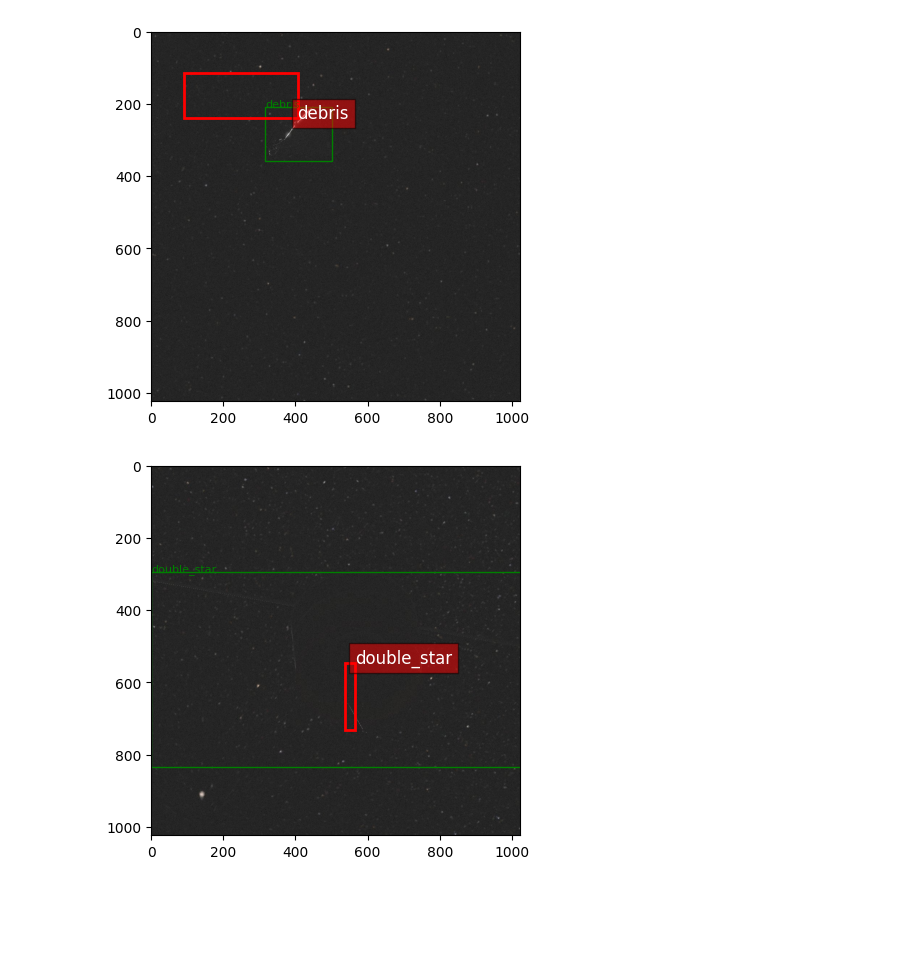
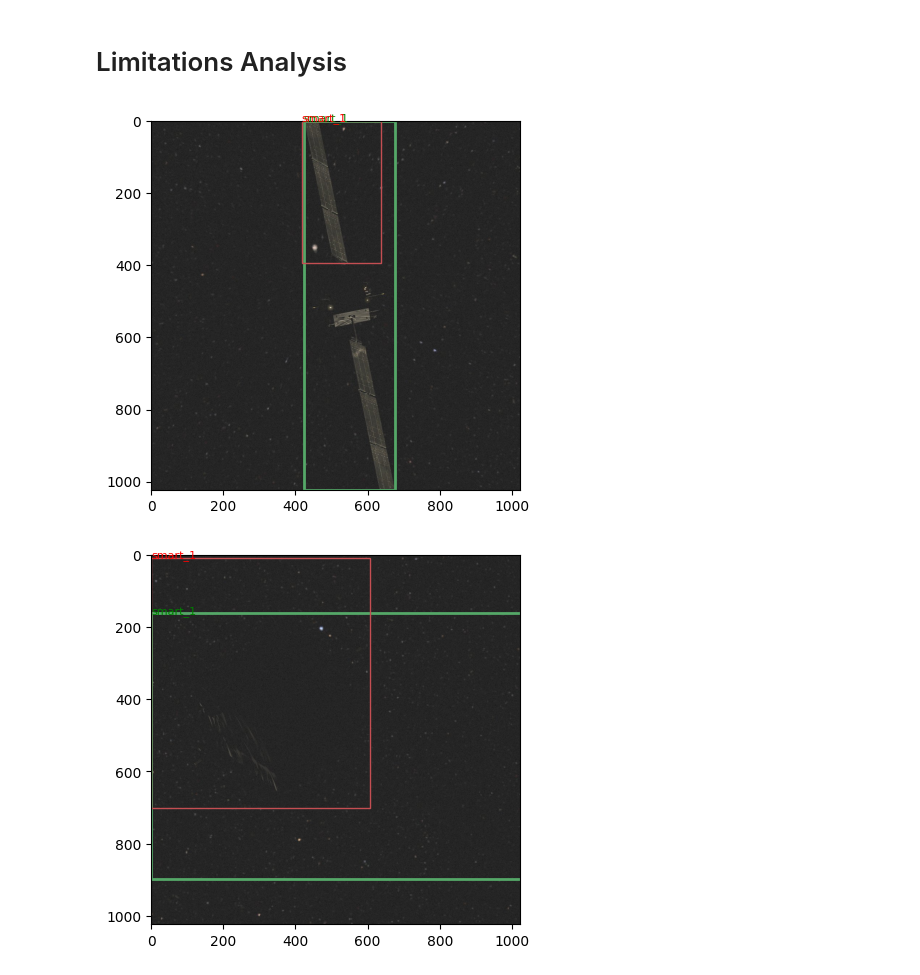
Before and after one commit to AliMO77/Spark-spacecraft-detection-Yolov8, a Jupyter notebook: CO_notebook-Copy1.ipynb, the cells around one changed output. Saved outputs shown, nothing was run; the diff lists cells and outputs as text; code cells hidden in the pictures; blank space fills up the shorter version.

```diff
--- a/CO_notebook-Copy1.ipynb
+++ b/CO_notebook-Copy1.ipynb
@@ -6,12 +10,13 @@ sys.path.append(curr_dir)
 sys.path.append(source)
 
 import sys
+import pandas as pd
+import numpy as np
 import os
 from Preprocessor import Preprocessor
 from Sampler import Sampler
 from ObjectDetection import ObjectDetector
 from imageProcessor import ImageProcessor
-
 from ultralytics import YOLO
 
 
@@ -29,7 +34,6 @@ all_labels = processor.all_labels
 train_data_pd,test_data_pd = processor.train_df,processor.val_df
 new_train_data_pd,val_data_pd = processor.make_train_val_dfs(train_data_pd)
 
-
 #move val images to val directory
 processor.move_files_to_val_directory(val_data_pd,source_directory= curr_dir+"/data/images/train",destination_directory =curr_dir+"/data/images/val")
 
@@ -39,9 +43,8 @@ processor.Yolo_labels_maker(val_data_pd,curr_dir+'/data/labels/val',skip=True)
 processor.Yolo_labels_maker(test_data_pd,curr_dir+'/data/labels/test',skip=True)
 
 
-
 ########################################Sampling############################################################
-sampler = Sampler(new_train_data_pd, val_data_pd, test_data_pd,train=1000,val=300,test=300)
+sampler = Sampler(new_train_data_pd, val_data_pd, test_data_pd,train=1,val=200,test=200)
 sampler.make_samples(skip=True)
 
 ########################################Augmentation########################################################
@@ -50,11 +53,14 @@ img_processor = ImageProcessor(sampler.sampled_train_df,sampler.sampled_val_df,s
 bg_aug_train_df = img_processor.new_backgrounds_augment(sampler.sampled_train_df,skip=True)
 processor.Yolo_labels_maker(bg_aug_train_df,curr_dir+'/samples/train/labels',skip=True,yolo_format=True,keep=True)
 
+
+crop_aug_train_df = img_processor.crop_flip_augment(sampler.sampled_train_df,skip = True)
+processor.Yolo_labels_maker(crop_aug_train_df,curr_dir+'/samples/train/labels',skip=True,yolo_format=True,keep=True)
+
 ########################################Training############################################################
 
-detector = ObjectDetector(data = '/home/users/maali/Computer_vision_SOC/config.yaml')
-lrs = [0.01,0.001,0.0001,0.02,0.002]
-for lr in lrs:
-    detector.train_yolo_model(epochs=150,patience =30,imgsz = 256, batch = 16,lr0=lr ,optimizer = 'SGD')
+detector = ObjectDetector(data = curr_dir+'/config.yaml',model = '/home/users/maali/Computer_vision_SOC/runs/detect/train16/weights/best.pt')
+
+#detector.train_yolo_model(epochs=150,patience =10,imgsz = 256, batch = 16,lr0=0.001 ,optimizer = 'SGD')
 # %% [output]
 validation images already exist, skipping...
@@ -83,14 +71,9 @@ Starting training for 150 epochs...
 # %%
 test_images = curr_dir+'/samples/test/images'
 
-predictions_df = detector.predict_with_yolo(test_images,all_labels,
-                                            model = curr_dir+'/runs/detect/train3/weights/best.pt',
-                                            imgsiz=256
-                                            )
+predictions_df = detector.predict_with_yolo(test_images,all_labels,model = curr_dir+'/runs/detect/train2/weights/best.pt', imgsiz=256)
 
 true_df = test_data_pd[['filename','class','bbox']]
 overall_dict,class_wise_stats,merged_df = detector.classification_report(true_df,predictions_df,all_labels)
 iou_scores = detector.iou_report(true_df, predictions_df,all_labels)
-
-processor.show_image_per_class(predictions_df,curr_dir+'/samples/test/images')
 # %% [output]
@@ -126,7 +157,9 @@ Displaying images for class: proba_2
+# %% [markdown]
+# Limitations Analysis
 # %%
 false_positives_df = detector.collect_false_positives(true_df, predictions_df,iou_scores)
 
-detector.show_false_positives(false_positives_df,curr_dir+'/samples/test/images')
+detector.show_false_positives(false_positives_df,test_images,sample_size=5, classname='smart_1')
 # %% [output]
-[figure, old version]
+[figure, new version]
-[figure, old version]
+[figure, new version]
```
Also changed, not shown: parts of 11 cells of this notebook, 51 other files.
